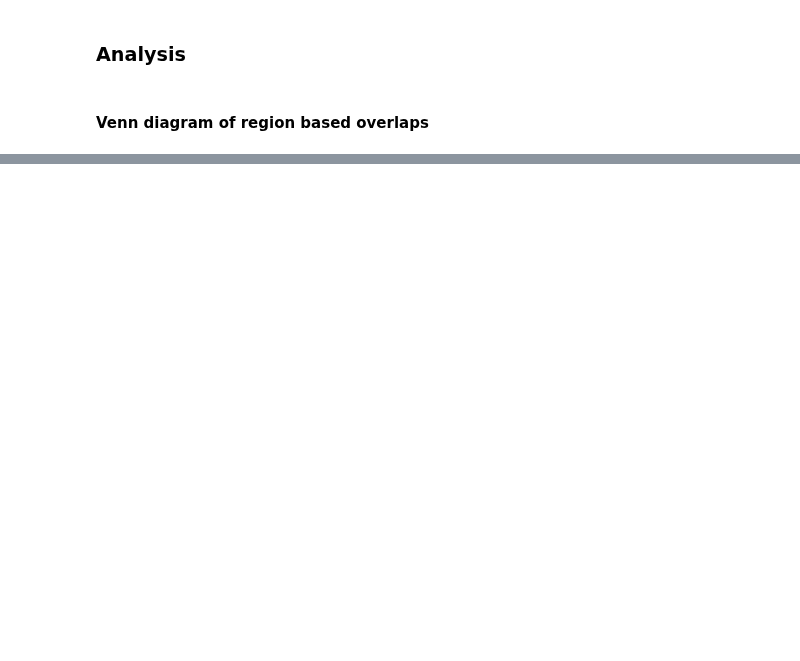
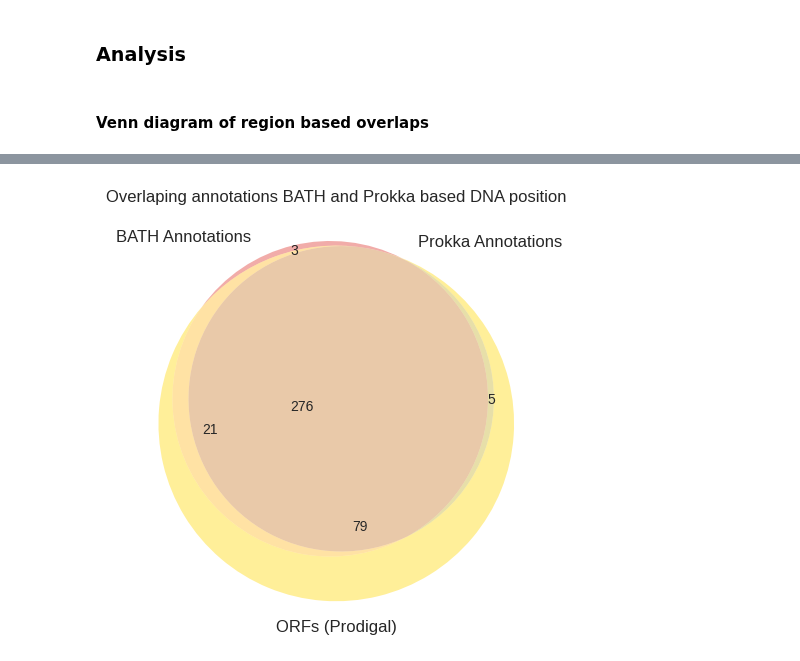
Before and after one commit to NehaSontakk/BATH-Prokka-Comparison, a Jupyter notebook: Updated_Contig_comparison_identifying_gaps_Prokka_vs_BATH.ipynb, the cells around one changed output, grey strips where cells are left out. Saved outputs shown, nothing was run; the diff lists cells and outputs as text; code cells hidden in the pictures; blank space fills up the shorter version.

```diff
--- a/Updated_Contig_comparison_identifying_gaps_Prokka_vs_BATH.ipynb
+++ b/Updated_Contig_comparison_identifying_gaps_Prokka_vs_BATH.ipynb
@@ -298,28 +361,36 @@ venn_data[venn_data['label'] == "Prokka Annotated"]
+# %%
+prokka_unannotated = venn_data[venn_data['label'] == "Prokka Unannotated"].shape[0]
+only_bath = venn_data[venn_data['label'] == "BATH"].shape[0]
+intersection_3 = venn_data[venn_data['label'] == "BATH and Prokka Annotated"].shape[0]
+bath_prokka_unannotated = venn_data[venn_data['label'] == "BATH and Prokka Unannotated"].shape[0] + venn_data[venn_data['label'] == "BATH and Prokka Annotated"].shape[0]
+prokka_unannot_annot = venn_data[venn_data['label'] == "Prokka Annotated"].shape[0]
 # %%
 from matplotlib_venn import venn3
 import matplotlib.pyplot as plt
 
 # Set the default style for clearer and more vibrant visuals
 plt.style.use('seaborn')
 venn_counts = {
-    '100': venn_data[venn_data['label'] == "BATH"].shape[0],  # Only BATH
-    '010': venn_data[venn_data['label'] == "Prokka Annotated"].shape[0],  # Only Prokka Annotated
-    '001': venn_data[venn_data['label'] == "Prokka Unannotated"].shape[0],  # Only Prokka Unannotated
-    '110': venn_data[venn_data['label'] == "BATH and Prokka Annotated"].shape[0],  # Intersection BATH and Prokka Annotated
+    '100': only_bath,  # Only BATH
+    '010': 0,  # Only Prokka Annotated
+    '001': prokka_unannotated,  # Only Prokka Unannotated
+    '110': 0,  # Intersection BATH and Prokka Annotated
     '101': venn_data[venn_data['label'] == "BATH and Prokka Unannotated"].shape[0],  # Intersection BATH and Prokka Unannotated
-    '011': 0,  # Intersection of Prokka Annotated and Prokka Unannotated (not given)
-    '111': 0   # Intersection of all three (not applicable)
+    '011': prokka_unannot_annot,  # Intersection of Prokka Annotated and Prokka Unannotated (not given)
+    '111': intersection_3   # Intersection of all three (not applicable)
 }
 
 # Custom colors for the sets
 set_colors = ("#de3028", "#1B263B", "#FFD700")
 
 # Creating the Venn diagram with custom colors
 venn3(subsets=venn_counts, set_labels=('BATH Annotations', 'Prokka Annotations', 'ORFs (Prodigal)'), set_colors=set_colors)
 
 
 plt.title("Overlaping annotations BATH and Prokka based DNA position")
 plt.show()
+# %% [output]
+[figure, added]
 # %%
 #You need to find the areas annotated by BATH in regions that only prodigal annotates
 #You also need to find BATH individual areas
```
Also changed, not shown: parts of 12 cells of this notebook.
